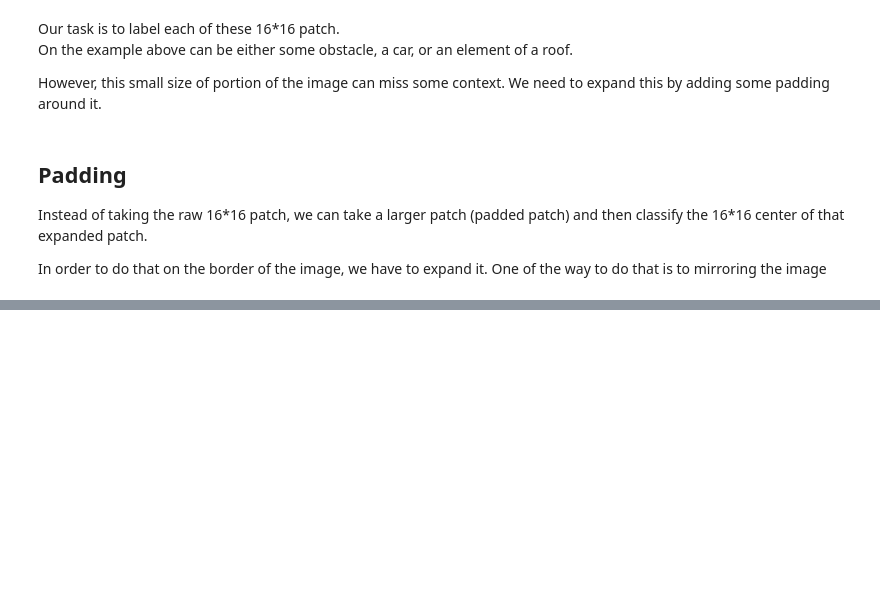
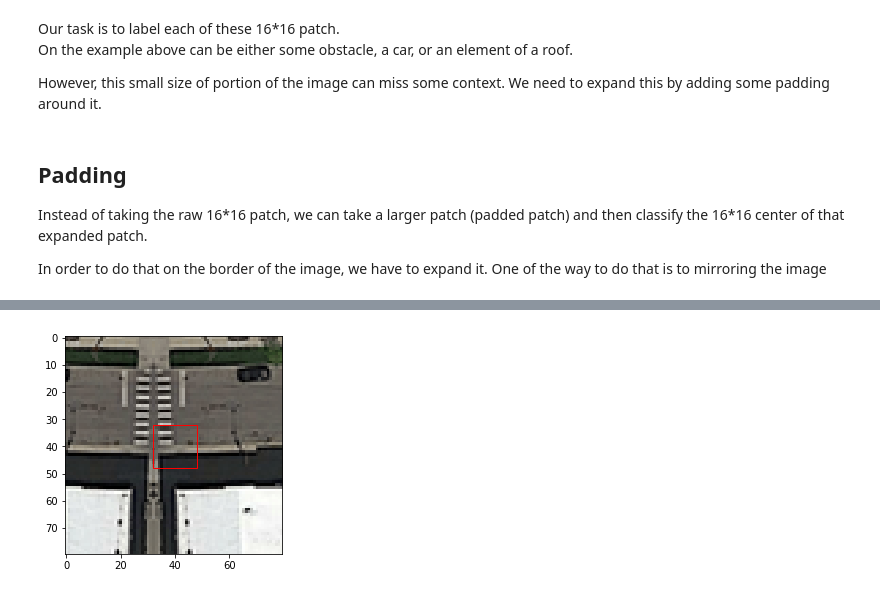
Before and after one commit to Coac/epfl-ml-projects, a Jupyter notebook: epfl-ml-project2/Victor.ipynb, the cells around one changed output, grey strips where cells are left out. Drawn from its saved outputs; the diff is of its cells as text; code cells hidden in the pictures; blank space fills up the shorter version.

```diff
--- a/epfl-ml-project2/Victor.ipynb
+++ b/epfl-ml-project2/Victor.ipynb
@@ -165,0 +187,8 @@ for i, image in enumerate(transformed_images):
+# %%
+fig,ax = plt.subplots(1)
+ax.imshow(padded_img_patches[patch_index])
+rect = patches.Rectangle((padding,padding), patch_size, patch_size,linewidth=1,edgecolor='r',facecolor='none')
+ax.add_patch(rect)
+plt.show()
+# %% [output]
+[figure, added]
```
Also changed, not shown: parts of 9 cells of this notebook.
